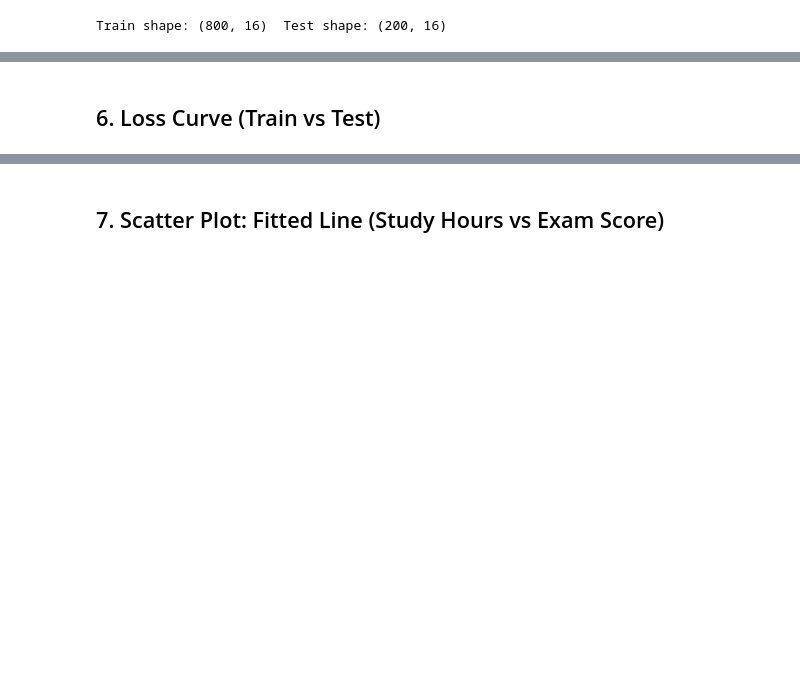
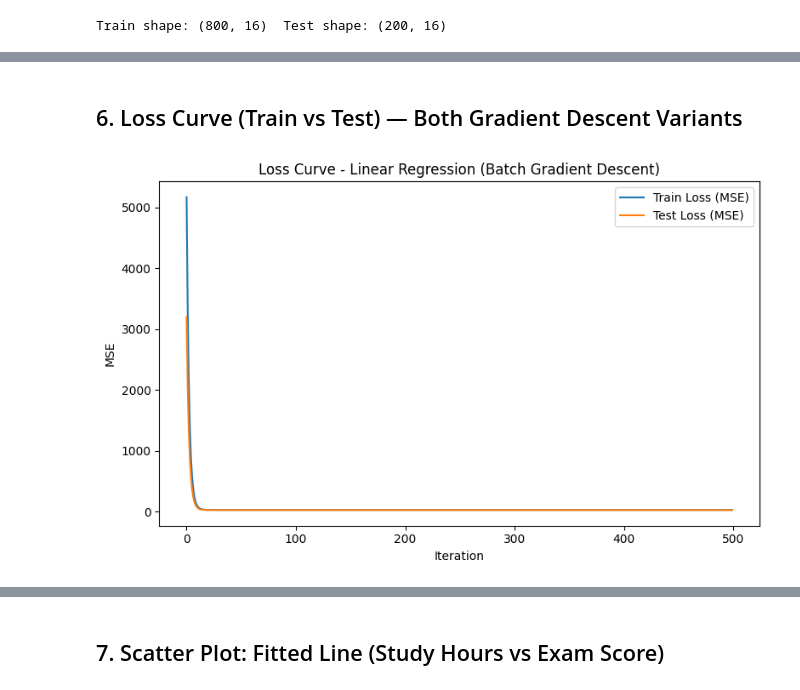
Before and after one commit to denyseishimirwe/linear_regression_model, a Jupyter notebook: summative/linear_regression/multivariate.ipynb, the cells around one changed output, grey strips where cells are left out. Saved outputs shown, nothing was run; the diff lists cells and outputs as text; code cells hidden in the pictures; blank space fills up the shorter version.

```diff
--- a/summative/linear_regression/multivariate.ipynb
+++ b/summative/linear_regression/multivariate.ipynb
@@ -218,3 +271,16 @@ results_df
 # %% [markdown]
-## 6. Loss Curve (Train vs Test)
+## 6. Loss Curve (Train vs Test) — Both Gradient Descent Variants
+# %%
+# Batch Gradient Descent loss curve (already tracked during .fit())
+plt.figure(figsize=(8,5))
+plt.plot(bgd.train_loss_history, label='Train Loss (MSE)')
+plt.plot(bgd.val_loss_history, label='Test Loss (MSE)')
+plt.xlabel('Iteration')
+plt.ylabel('MSE')
+plt.title('Loss Curve - Linear Regression (Batch Gradient Descent)')
+plt.legend()
+plt.tight_layout()
+plt.show()
+# %% [output]
+[figure, added]
 # %%
```
Also changed, not shown: parts of 13 cells of this notebook, 4 other files.
